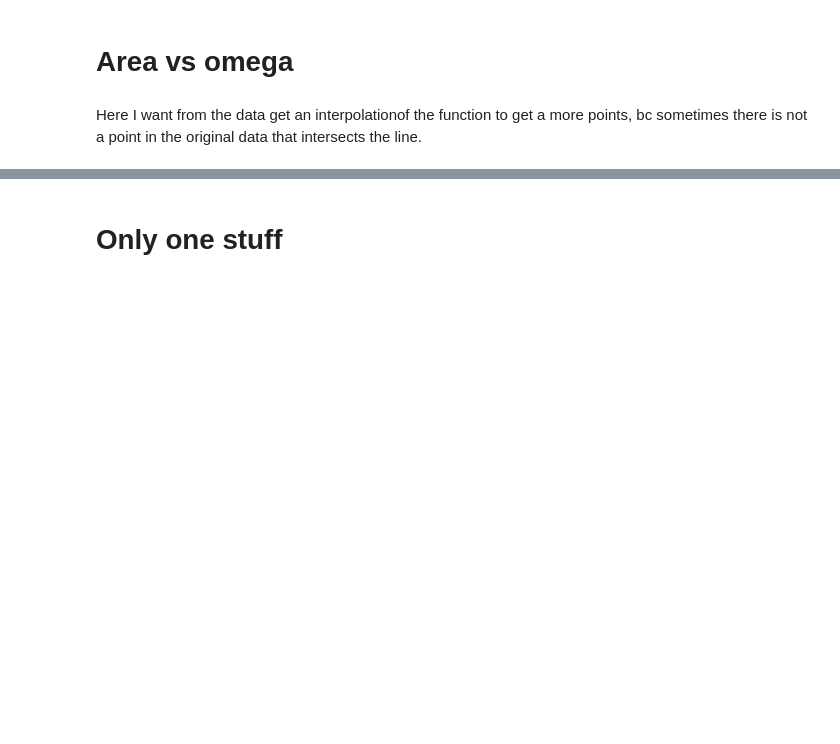
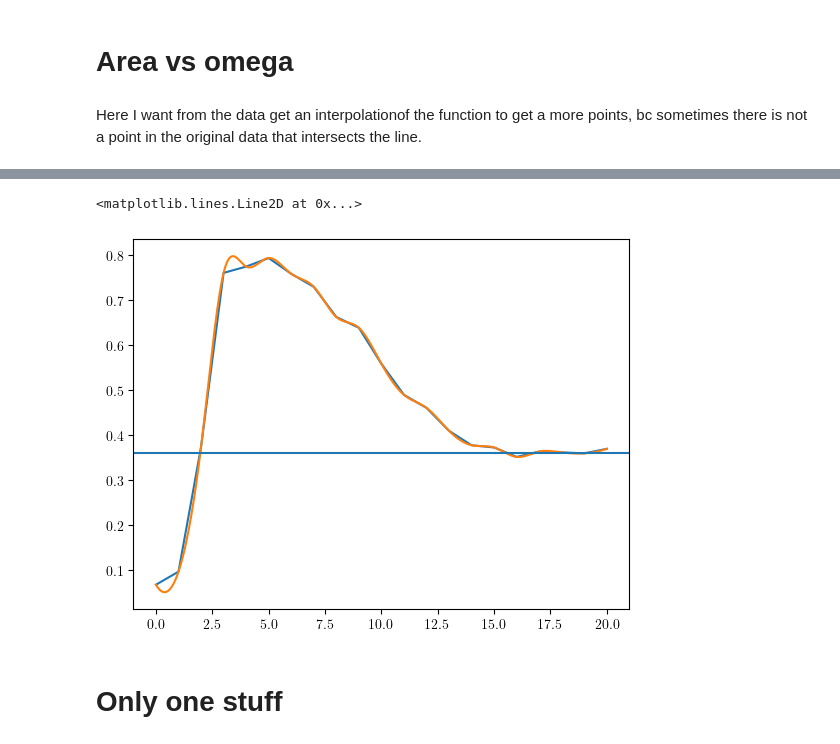
Before and after one commit to leogabac/reentrancy, a Jupyter notebook: src/notebooks/test11.ipynb, the cells around one changed output, grey strips where cells are left out. Saved outputs shown, nothing was run; the diff lists cells and outputs as text; code cells hidden in the pictures; blank space fills up the shorter version.

```diff
--- a/src/notebooks/test11.ipynb
+++ b/src/notebooks/test11.ipynb
@@ -220,10 +242,20 @@ plt.show()
 # %% [markdown]
 # Area vs omega
 # %%
-def get_intersection(fields,x):
+def get_intersection(fields,x,tol=0.01):
     last = x[-1]
 
     for i,xi in enumerate(x[:-1]):
         diff = np.abs(xi-last)
-        if diff<0.05:
+        if diff<tol:
+            done=True
             return i
+def areabcurves(x,y):
+    idx = get_intersection(x, y)
+
+    dx = x[1] - x[0]
+    y2 = test[idx:]
+    y1 = [y2[0] for i in range(len(y2))]
+    x = fields[idx:]
+
+    return np.trapz(y2,x,dx=dx) - np.trapz(y1,x,dx=x)
@@ -284,3 +333,15 @@ plt.plot(omegas[:-1],areas)
+# %%
+test = IpVI[omegas[0]]
+newx, newy = smooth_mesh(fields,test)
+
+idx = get_intersection(newx,newy)
+
+plt.plot(fields,test)
+plt.plot(newx,newy)
+plt.axhline(newy[idx])
+# %% [output]
+<matplotlib.lines.Line2D at 0x...>
+[figure, added]
 # %% [markdown]
 # Only one stuff
 # %%
```
Also changed, not shown: parts of 18 cells of this notebook, 1 other file.
